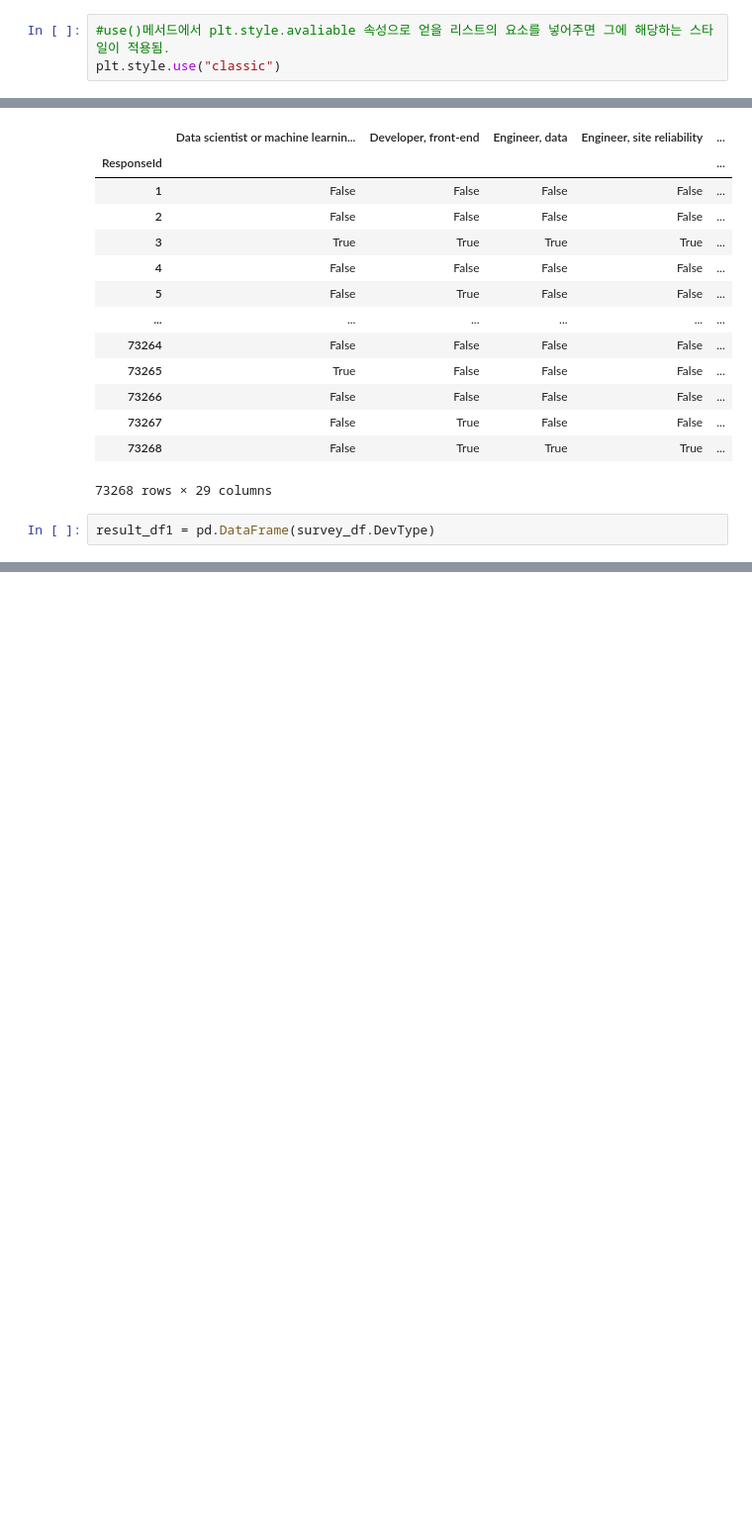
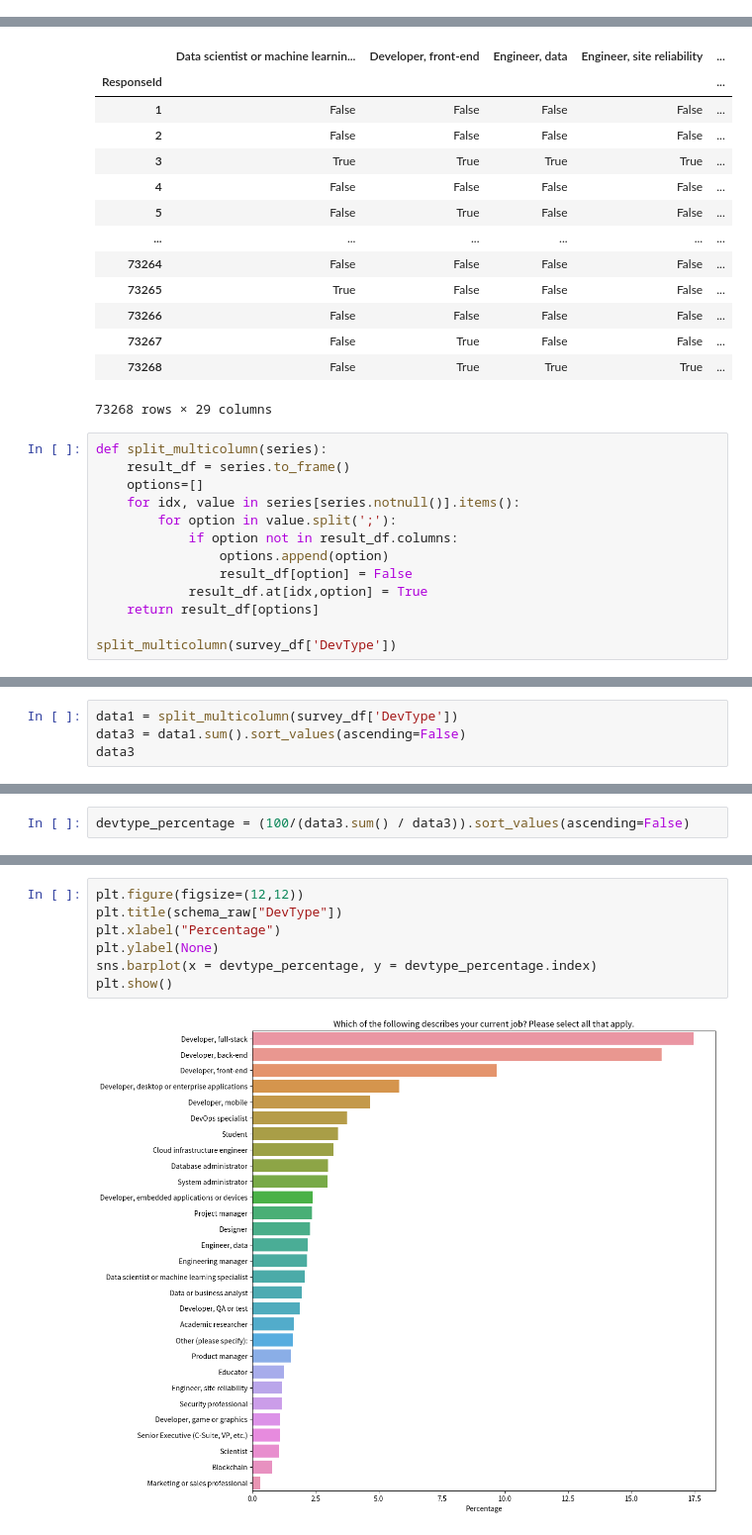
Before and after one commit to duck1won/pythonbasic, a Jupyter notebook: Matplotlib/Matploilb_basic_03(seaborn02).ipynb, the cells around one changed output, grey strips where cells are left out. Shown at 99% size. Cells and saved outputs as stored; diff of their text form; blank space fills up the shorter version.

```diff
--- a/Matplotlib/Matploilb_basic_03(seaborn02).ipynb
+++ b/Matplotlib/Matploilb_basic_03(seaborn02).ipynb
@@ -392,9 +393,6 @@ print(plt.style.available)
 # %%
 #use() 메서드에 'default' 값을 넣어주면 원래의 style로 되돌아 옴.
 plt.style.use("default")
-# %%
-#use()메서드에서 plt.style.avaliable 속성으로 얻을 리스트의 요소를 넣어주면 그에 해당하는 스타일이 적용됨.
-plt.style.use("classic")
 # %%
 plt.plot(range(10))
 plt.show()
@@ -714,4 +712,15 @@ split_multicolumn(survey_df.DevType)
 | 73268 | False | True | True | True | ... |
 73268 rows × 29 columns
 # %%
-result_df1 = pd.DataFrame(survey_df.DevType)
+def split_multicolumn(series):
+    result_df = series.to_frame()
+    options=[]
+    for idx, value in series[series.notnull()].items():
+        for option in value.split(';'):
+            if option not in result_df.columns:
+                options.append(option)
+                result_df[option] = False
+            result_df.at[idx,option] = True
+    return result_df[options]
+
+split_multicolumn(survey_df['DevType'])
@@ -739,0 +742,4 @@ Index(['DevType'], dtype='object')
+# %%
+data1 = split_multicolumn(survey_df['DevType'])
+data3 = data1.sum().sort_values(ascending=False)
+data3
@@ -739,0 +764,2 @@ Index(['DevType'], dtype='object')
+# %%
+devtype_percentage = (100/(data3.sum() / data3)).sort_values(ascending=False)
@@ -739,0 +786,9 @@ Index(['DevType'], dtype='object')
+# %%
+plt.figure(figsize=(12,12))
+plt.title(schema_raw["DevType"])
+plt.xlabel("Percentage")
+plt.ylabel(None)
+sns.barplot(x = devtype_percentage, y = devtype_percentage.index)
+plt.show()
+# %% [output]
+[figure, added]
```
Also changed, not shown: parts of 33 cells of this notebook.
